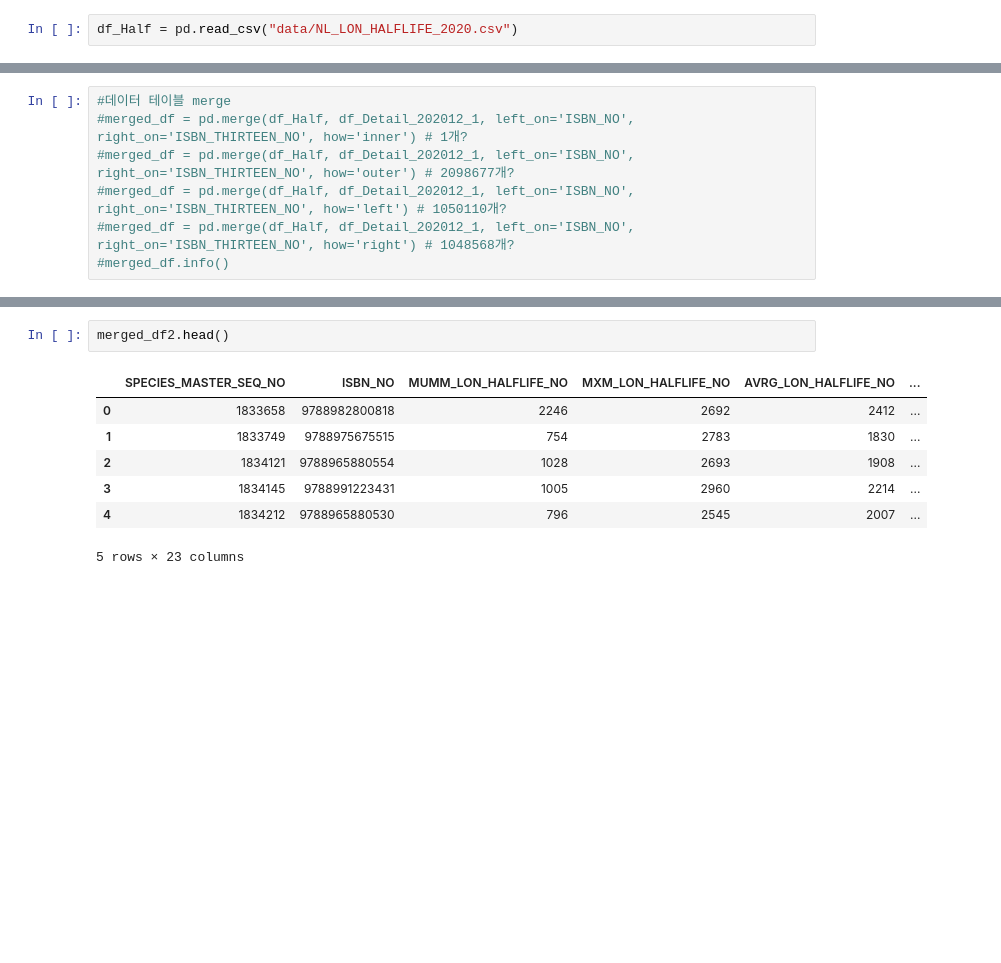
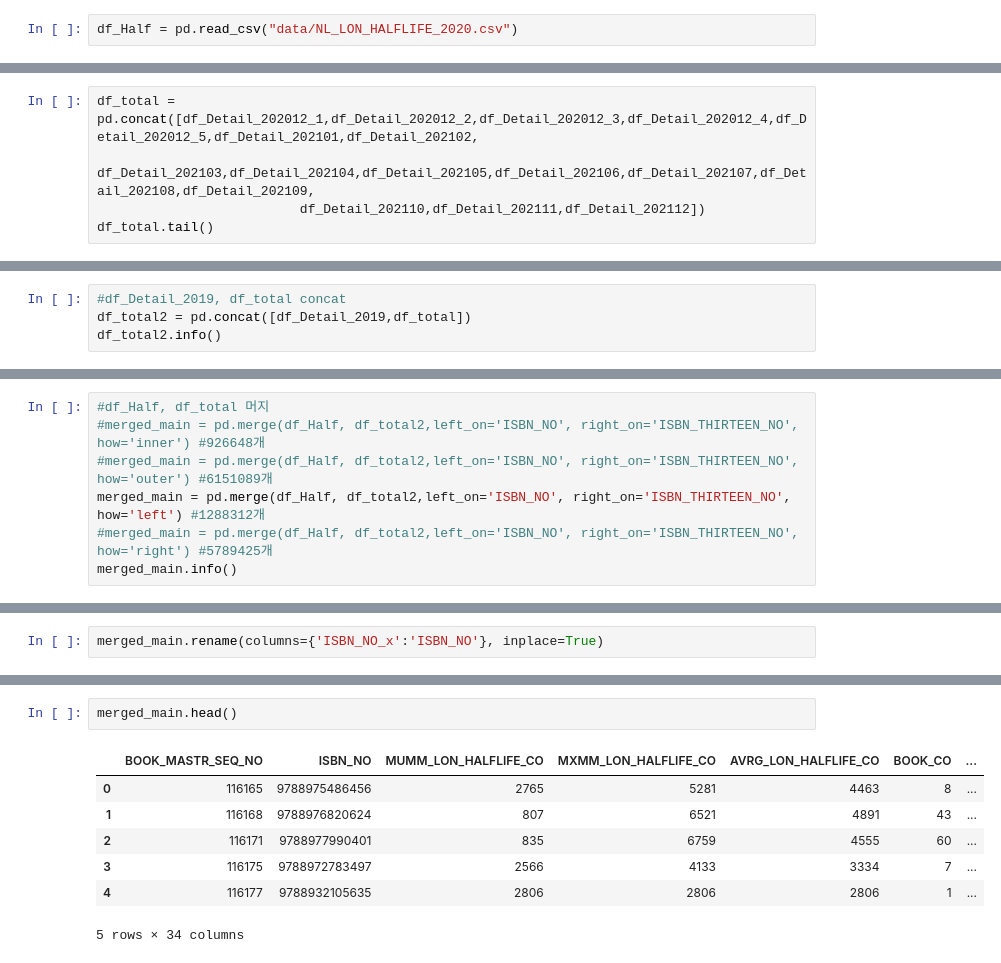
Before and after one commit to dilicat0813/alpaco5_Project_library, a Jupyter notebook: 1_DB/종현_도서별상세.ipynb, the cells around one changed output, grey strips where cells are left out. Drawn from its saved outputs; the diff is of its cells as text; blank space fills up the shorter version.

Commit message:
반감기, 도서별 상세 merge
merge

```diff
--- a/1_DB/종현_도서별상세.ipynb
+++ b/1_DB/종현_도서별상세.ipynb
@@ -68,0 +72,5 @@ Index(['?master_seq', 'isbn13', 'vol', 'title', 'author', 'publisher',
+# %%
+df_total = pd.concat([df_Detail_202012_1,df_Detail_202012_2,df_Detail_202012_3,df_Detail_202012_4,df_Detail_202012_5,df_Detail_202101,df_Detail_202102,
+                          df_Detail_202103,df_Detail_202104,df_Detail_202105,df_Detail_202106,df_Detail_202107,df_Detail_202108,df_Detail_202109,
+                          df_Detail_202110,df_Detail_202111,df_Detail_202112])
+df_total.tail()
@@ -68,0 +84,4 @@ Index(['?master_seq', 'isbn13', 'vol', 'title', 'author', 'publisher',
+# %%
+#df_Detail_2019, df_total concat
+df_total2 = pd.concat([df_Detail_2019,df_total])
+df_total2.info()
@@ -69,7 +106,7 @@ Index(['?master_seq', 'isbn13', 'vol', 'title', 'author', 'publisher',
 # %%
-#데이터 테이블 merge
-#merged_df = pd.merge(df_Half, df_Detail_202012_1, left_on='ISBN_NO', right_on='ISBN_THIRTEEN_NO', how='inner') # 1개?
-#merged_df = pd.merge(df_Half, df_Detail_202012_1, left_on='ISBN_NO', right_on='ISBN_THIRTEEN_NO', how='outer') # 2098677개?
-#merged_df = pd.merge(df_Half, df_Detail_202012_1, left_on='ISBN_NO', right_on='ISBN_THIRTEEN_NO', how='left') # 1050110개?
-#merged_df = pd.merge(df_Half, df_Detail_202012_1, left_on='ISBN_NO', right_on='ISBN_THIRTEEN_NO', how='right') # 1048568개?
-#merged_df.info()
+#df_Half, df_total 머지
+#merged_main = pd.merge(df_Half, df_total2,left_on='ISBN_NO', right_on='ISBN_THIRTEEN_NO', how='inner') #926648개
+#merged_main = pd.merge(df_Half, df_total2,left_on='ISBN_NO', right_on='ISBN_THIRTEEN_NO', how='outer') #6151089개
+merged_main = pd.merge(df_Half, df_total2,left_on='ISBN_NO', right_on='ISBN_THIRTEEN_NO', how='left') #1288312개
+#merged_main = pd.merge(df_Half, df_total2,left_on='ISBN_NO', right_on='ISBN_THIRTEEN_NO', how='right') #5789425개
+merged_main.info()
@@ -100,0 +131,2 @@ memory usage: 2.0+ MB
+# %%
+merged_main.rename(columns={'ISBN_NO_x':'ISBN_NO'}, inplace=True)
@@ -101,10 +153,10 @@ memory usage: 2.0+ MB
 # %%
-merged_df2.head()
+merged_main.head()
 # %% [output]
-|  | SPECIES_MASTER_SEQ_NO | ISBN_NO | MUMM_LON_HALFLIFE_NO | MXM_LON_HALFLIFE_NO | AVRG_LON_HALFLIFE_NO | ... |
-| 0 | 1833658 | 9788982800818 | 2246 | 2692 | 2412 | ... |
-| 1 | 1833749 | 9788975675515 | 754 | 2783 | 1830 | ... |
-| 2 | 1834121 | 9788965880554 | 1028 | 2693 | 1908 | ... |
-| 3 | 1834145 | 9788991223431 | 1005 | 2960 | 2214 | ... |
-| 4 | 1834212 | 9788965880530 | 796 | 2545 | 2007 | ... |
+|  | BOOK_MASTR_SEQ_NO | ISBN_NO | MUMM_LON_HALFLIFE_CO | MXMM_LON_HALFLIFE_CO | AVRG_LON_HALFLIFE_CO | BOOK_CO | ... |
+| 0 | 116165 | 9788975486456 | 2765 | 5281 | 4463 | 8 | ... |
+| 1 | 116168 | 9788976820624 | 807 | 6521 | 4891 | 43 | ... |
+| 2 | 116171 | 9788977990401 | 835 | 6759 | 4555 | 60 | ... |
+| 3 | 116175 | 9788972783497 | 2566 | 4133 | 3334 | 7 | ... |
+| 4 | 116177 | 9788932105635 | 2806 | 2806 | 2806 | 1 | ... |
-5 rows × 23 columns
+5 rows × 34 columns
```
Also changed, not shown: parts of 19 cells of this notebook.
